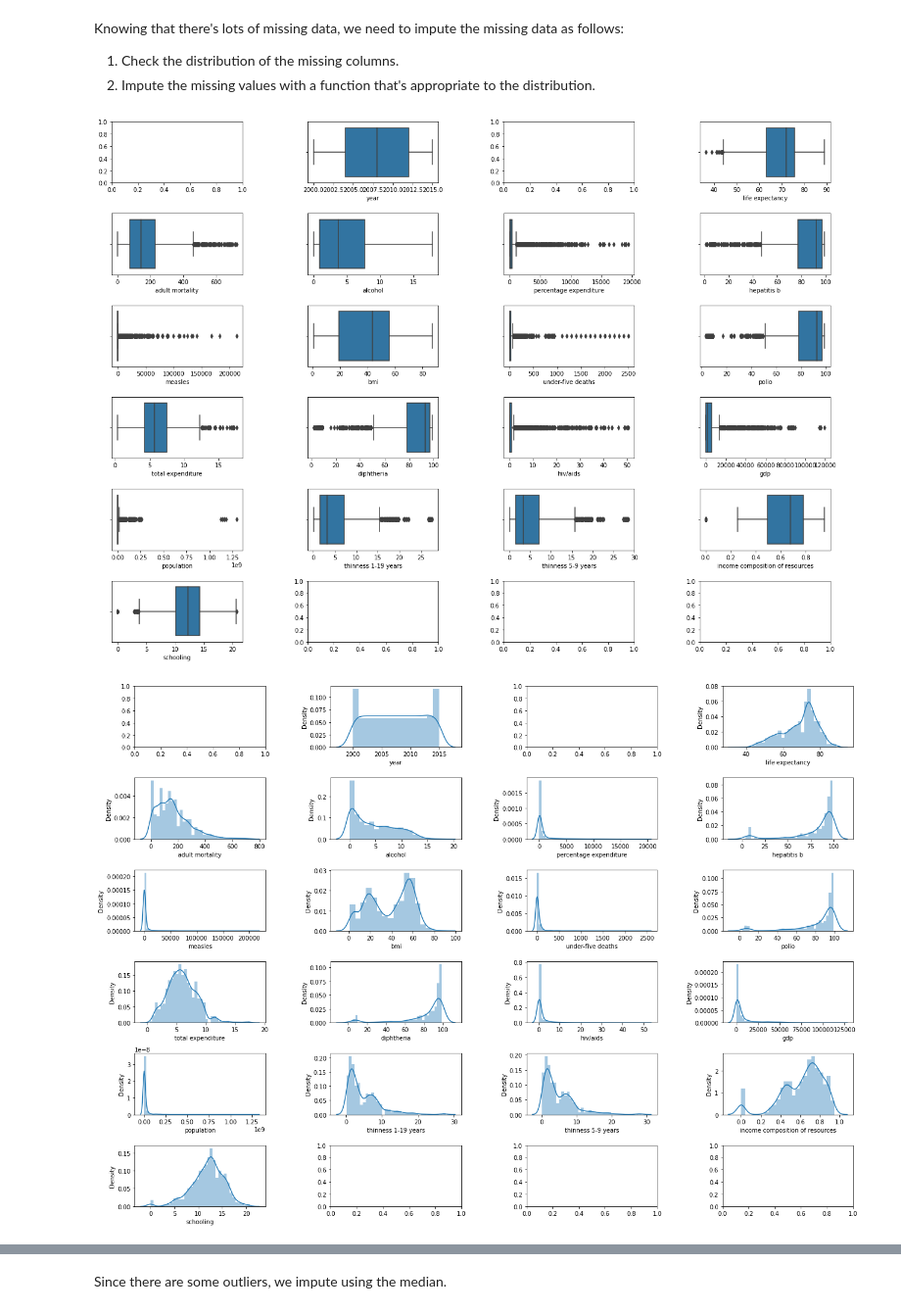
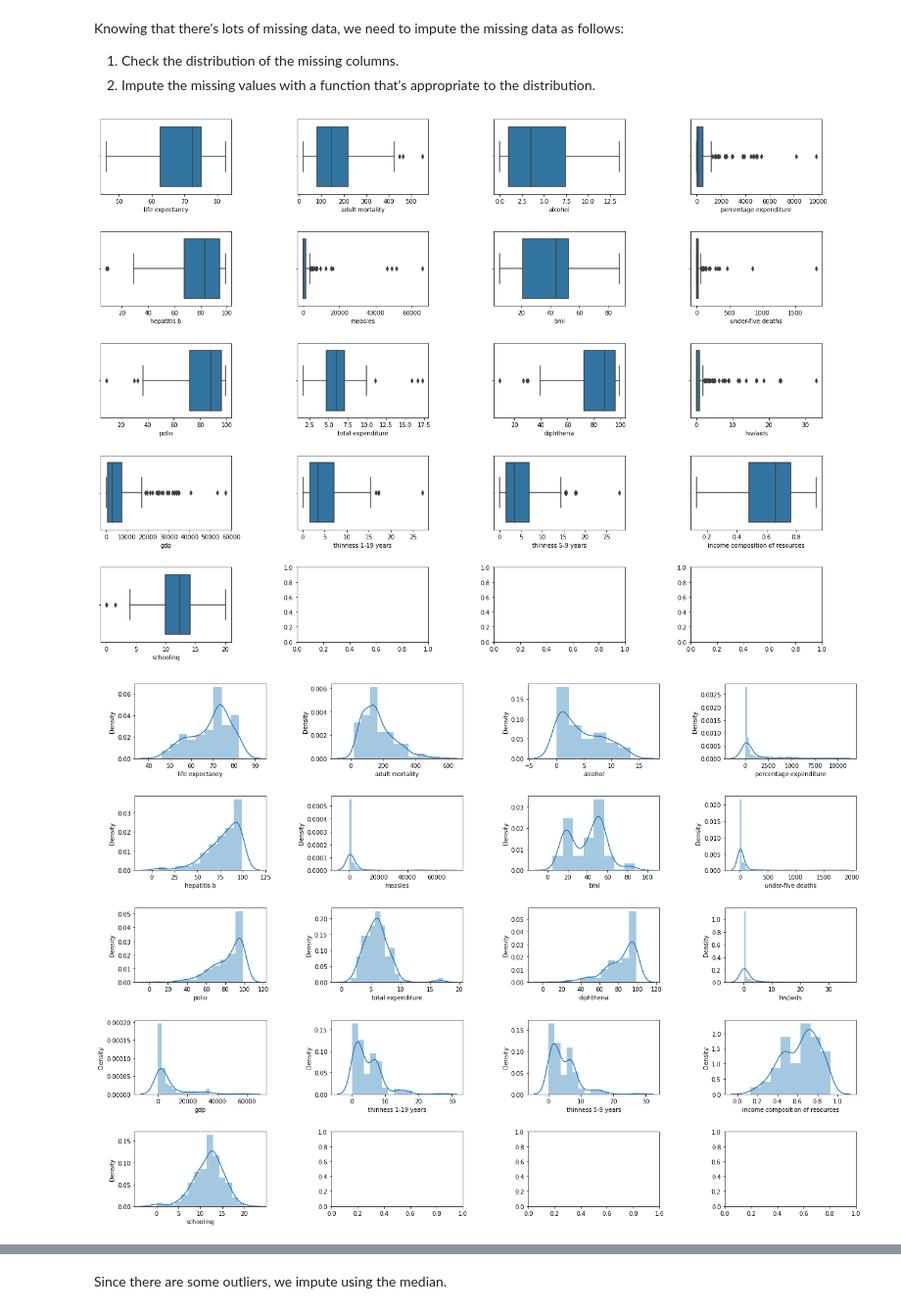
Before and after one commit to Ahmed-Mamdouh99/Data-Engineering-Project, a Jupyter notebook: life_expectancy.ipynb, the cells around one changed output, grey strips where cells are left out. Shown at 98% size. Saved outputs shown, nothing was run; the diff lists cells and outputs as text; code cells hidden in the pictures.

```diff
--- a/life_expectancy.ipynb
+++ b/life_expectancy.ipynb
@@ -99,0 +125,4 @@ df_life_exp_renamed.describe()
+# %%
+df_life_exp_averaged = df_life_exp_renamed.groupby('country').mean()
+df_life_exp_averaged = df_life_exp_averaged.drop('year', axis=1)
+df_life_exp_averaged
@@ -127,3 +171,5 @@ df_missing
+# %%
+df_life_exp_averaged.drop('population',axis=1,inplace=True)
 # %% [markdown]
 Knowing that there's lots of missing data, we need to impute the missing data as follows:
 1. Check the distribution of the missing columns.
@@ -131,30 +177,30 @@ Knowing that there's lots of missing data, we need to impute the missing data as
 # %%
 def plot(df, plotting_func, n_cols=4, n_rows=None, figsize=(20, 15)):
     assert (n_cols is None) ^ (n_rows is None), 'Define only one of n_rows or n_cols'
     # Get columns
     columns = df.columns
     # Derive the other dimension
     if n_rows != None:
         n_cols = math.ceil(len(columns) / n_rows)
     else:
         n_rows = math.ceil(len(columns) / n_cols)
     axes = plt.subplots(n_rows, n_cols, figsize=figsize)[1]
     for row in range(n_rows):
         for col in range(n_cols):
             index = row * n_cols + col
             if index >= len(columns):
                 break
             # Skip columns with non-numeric values
             if not pd.api.types.is_numeric_dtype(df[columns[index]]):
                 continue
             plotting_func(df[columns[index]], ax=axes[row, col])
     plt.subplots_adjust(top=0.92, bottom=0.1, left=0.10, right=0.95, hspace=0.5, wspace=0.5)
 
 
 # Check the distribution of the columns using box plots
-plot(df_life_exp_renamed, sns.boxplot)
+plot(df_life_exp_averaged, sns.boxplot)
 # Check the ditribution of the columns using dist plot (bar plots)
-plot(df_life_exp_renamed, sns.distplot)
+plot(df_life_exp_averaged, sns.distplot)
 # %% [output]
-[figure, old version]
+[figure, new version]
-[figure, old version]
+[figure, new version]
```
Also changed, not shown: parts of 13 cells of this notebook, 1 other file.
